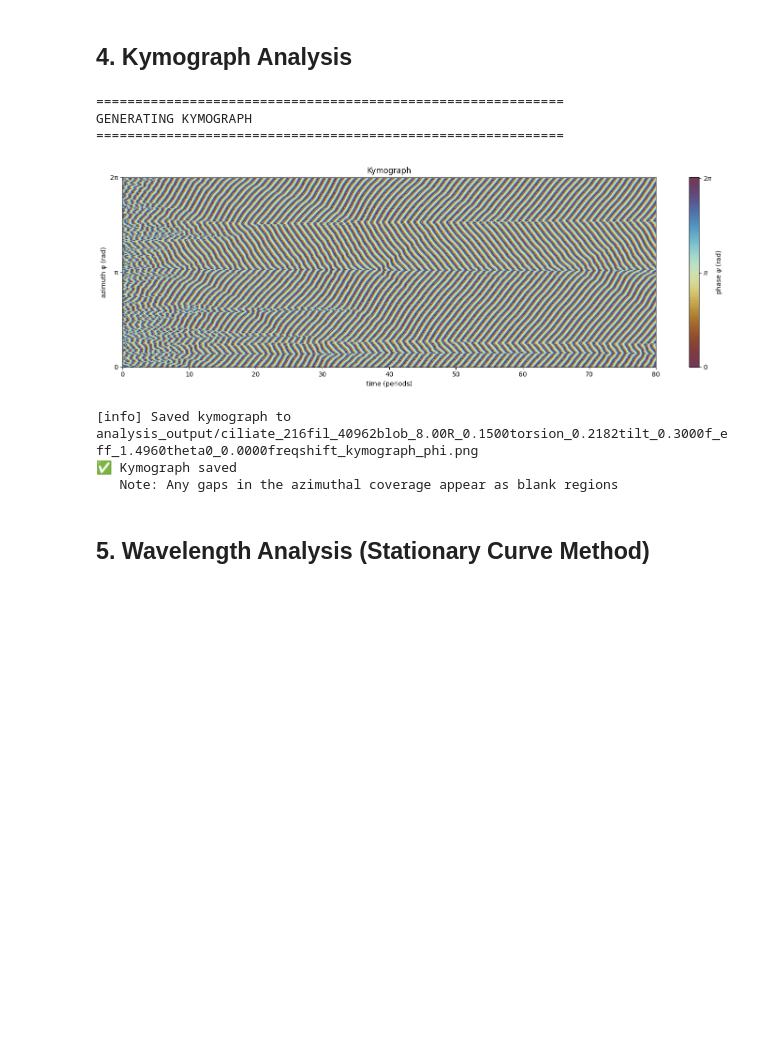
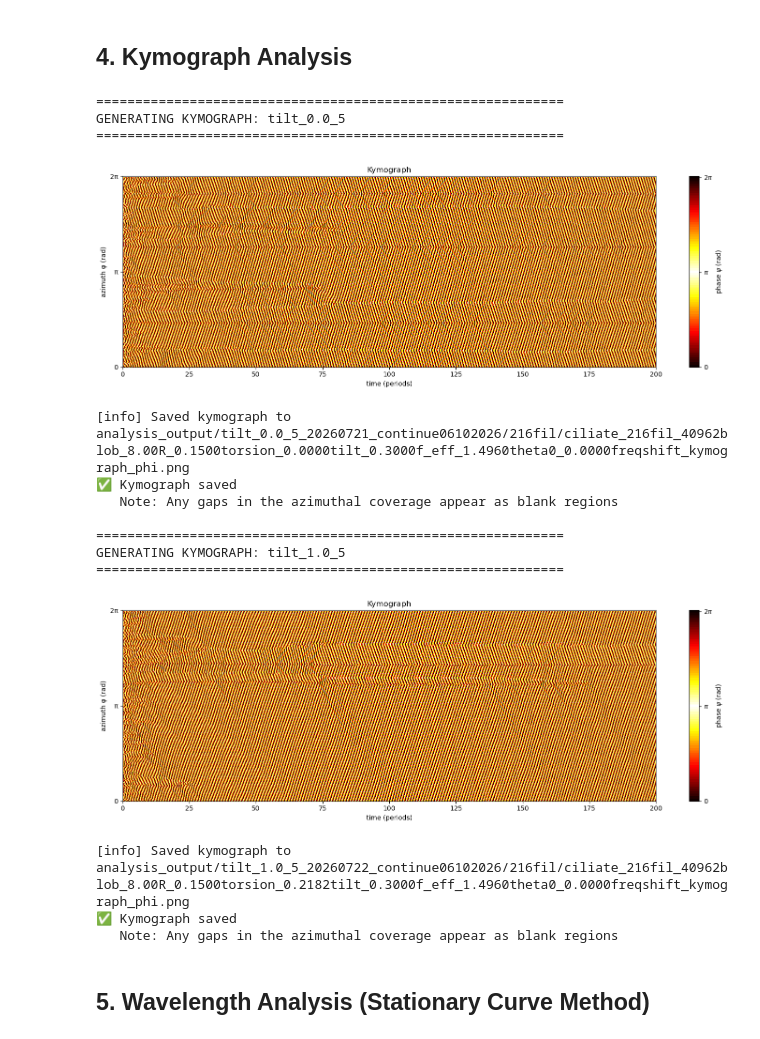
Before and after one commit to Biofluid-Dynamics-Group/cuda-filaments, a Jupyter notebook: analysis/single_sim_analysis.ipynb, the cells around one changed output. Cells and saved outputs as stored; diff of their text form; code cells hidden in the pictures; blank space fills up the shorter version.

```diff
--- a/analysis/single_sim_analysis.ipynb
+++ b/analysis/single_sim_analysis.ipynb
@@ -144,27 +254,39 @@ Final frame index: 8000 (t = 80.00 periods)
 ## 4. Kymograph Analysis
 # %%
 # Generate kymograph
-print("\n" + "=" * 60)
-print("GENERATING KYMOGRAPH")
-print("=" * 60)
-fig_kymo, ax_kymo = plot_kymograph(
-    sim_path,
-    sim=sim,
-    use_phi_axis=True,  # Show azimuthal gaps naturally
-    show=True,
-    save=True
-)
-plt.close(fig_kymo)
-print("✅ Kymograph saved")
-print("   Note: Any gaps in the azimuthal coverage appear as blank regions")
+for case_name, sim in sims.items():
+    sim_path = sim_paths[case_name]
+    print("\n" + "=" * 60)
+    print(f"GENERATING KYMOGRAPH: {case_name}")
+    print("=" * 60)
+    fig_kymo, ax_kymo = plot_kymograph(
+        sim_path,
+        sim=sim,
+        use_phi_axis=True,  # Show azimuthal gaps naturally
+        cmap=phase_cmap,
+        show=True,
+        save=True,
+        extra_folder=out_subdirs[case_name]
+    )
+    plt.close(fig_kymo)
+    print("✅ Kymograph saved")
+    print("   Note: Any gaps in the azimuthal coverage appear as blank regions")
 # %% [output]
 ============================================================
-GENERATING KYMOGRAPH
+GENERATING KYMOGRAPH: tilt_0.0_5
 ============================================================
-[figure, old version]
+[figure, new version]
-[info] Saved kymograph to analysis_output/ciliate_216fil_40962blob_8.00R_0.1500torsion_0.2182tilt_0.3000f_eff_1.4960theta0_0.0000freqshift_kymograph_phi.png
+[info] Saved kymograph to analysis_output/tilt_0.0_5_20260721_continue06102026/216fil/ciliate_216fil_40962blob_8.00R_0.1500torsion_0.0000tilt_0.3000f_eff_1.4960theta0_0.0000freqshift_kymograph_phi.png
 ✅ Kymograph saved
    Note: Any gaps in the azimuthal coverage appear as blank regions
+
+============================================================
+GENERATING KYMOGRAPH: tilt_1.0_5
+============================================================
+[figure, added]
+[info] Saved kymograph to analysis_output/tilt_1.0_5_20260722_continue06102026/216fil/ciliate_216fil_40962blob_8.00R_0.1500torsion_0.2182tilt_0.3000f_eff_1.4960theta0_0.0000freqshift_kymograph_phi.png
+✅ Kymograph saved
+   Note: Any gaps in the azimuthal coverage appear as blank regions
 # %% [markdown]
 ## 5. Wavelength Analysis (Stationary Curve Method)
 # %%
```
Also changed, not shown: parts of 8 cells of this notebook, 1 other file.
